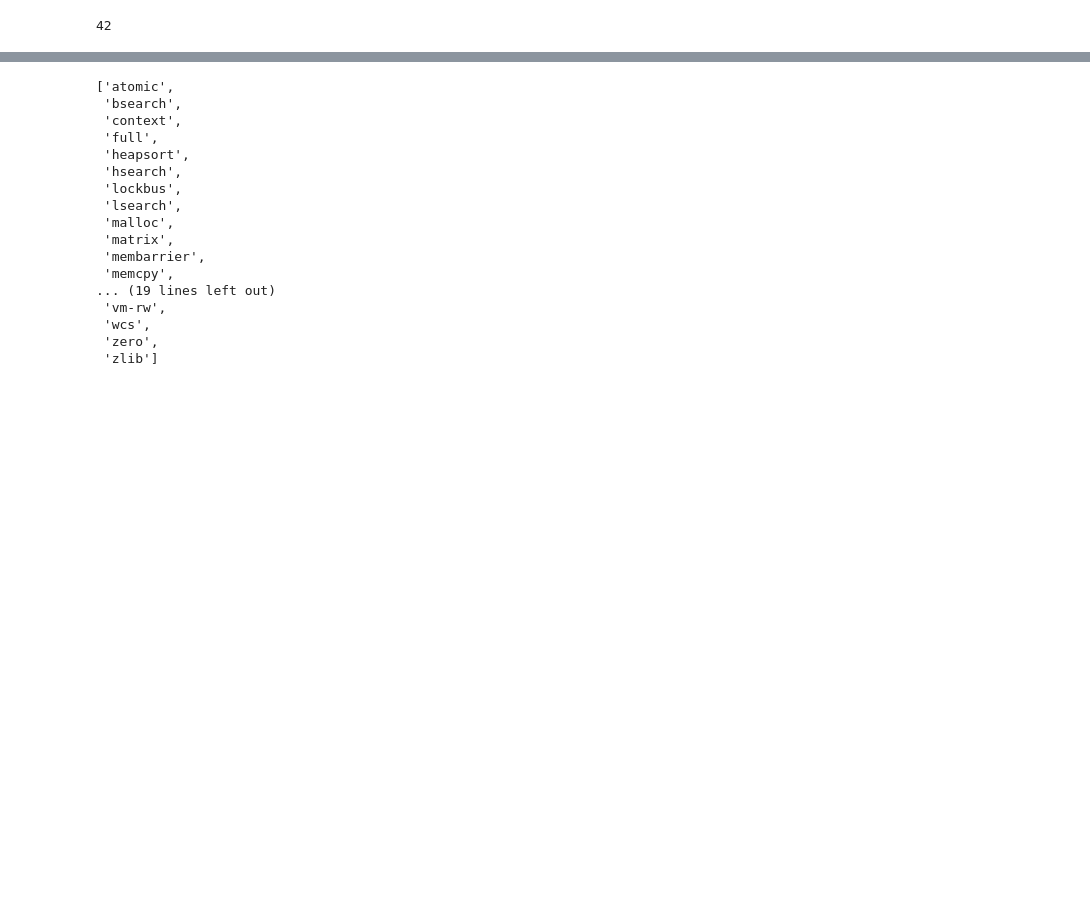
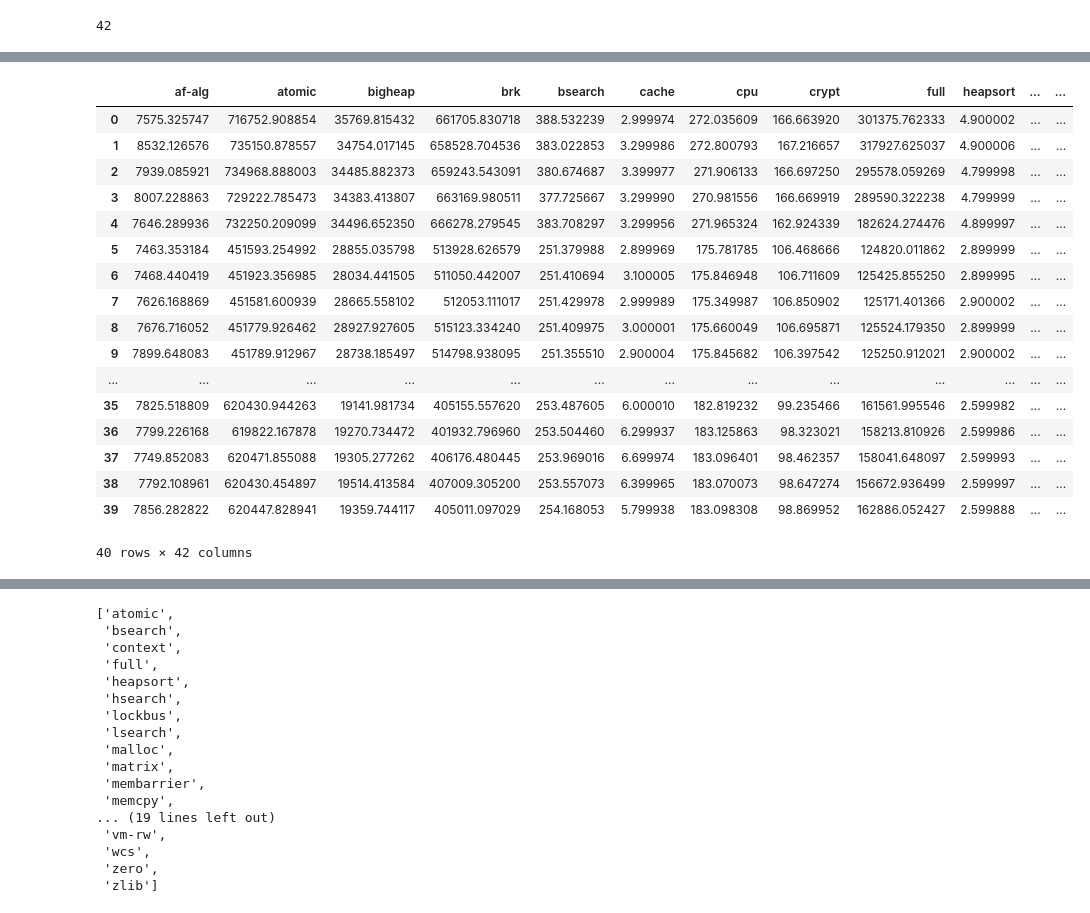
Before and after one commit to ivotron/quiho-popper, a Jupyter notebook: experiments/single-node/results/visualize.ipynb, the cells around one changed output, grey strips where cells are left out. Saved outputs shown, nothing was run; the diff lists cells and outputs as text; code cells hidden in the pictures; blank space fills up the shorter version.

```diff
--- a/experiments/single-node/results/visualize.ipynb
+++ b/experiments/single-node/results/visualize.ipynb
@@ -159,6 +145,27 @@ def plot_corrmatrix(dataf):
                 xticklabels=corrmatrix.columns.values,
                 yticklabels=corrmatrix.columns.values)
     return corrmatrix
+# %%
+features[feature_columns]
+# %% [output]
+|  | af-alg | atomic | bigheap | brk | bsearch | cache | cpu | crypt | full | heapsort | ... | ... |
+| 0 | 7575.325747 | 716752.908854 | 35769.815432 | 661705.830718 | 388.532239 | 2.999974 | 272.035609 | 166.663920 | 301375.762333 | 4.900002 | ... | ... |
+| 1 | 8532.126576 | 735150.878557 | 34754.017145 | 658528.704536 | 383.022853 | 3.299986 | 272.800793 | 167.216657 | 317927.625037 | 4.900006 | ... | ... |
+| 2 | 7939.085921 | 734968.888003 | 34485.882373 | 659243.543091 | 380.674687 | 3.399977 | 271.906133 | 166.697250 | 295578.059269 | 4.799998 | ... | ... |
+| 3 | 8007.228863 | 729222.785473 | 34383.413807 | 663169.980511 | 377.725667 | 3.299990 | 270.981556 | 166.669919 | 289590.322238 | 4.799999 | ... | ... |
+| 4 | 7646.289936 | 732250.209099 | 34496.652350 | 666278.279545 | 383.708297 | 3.299956 | 271.965324 | 162.924339 | 182624.274476 | 4.899997 | ... | ... |
+| 5 | 7463.353184 | 451593.254992 | 28855.035798 | 513928.626579 | 251.379988 | 2.899969 | 175.781785 | 106.468666 | 124820.011862 | 2.899999 | ... | ... |
+| 6 | 7468.440419 | 451923.356985 | 28034.441505 | 511050.442007 | 251.410694 | 3.100005 | 175.846948 | 106.711609 | 125425.855250 | 2.899995 | ... | ... |
+| 7 | 7626.168869 | 451581.600939 | 28665.558102 | 512053.111017 | 251.429978 | 2.999989 | 175.349987 | 106.850902 | 125171.401366 | 2.900002 | ... | ... |
+| 8 | 7676.716052 | 451779.926462 | 28927.927605 | 515123.334240 | 251.409975 | 3.000001 | 175.660049 | 106.695871 | 125524.179350 | 2.899999 | ... | ... |
+| 9 | 7899.648083 | 451789.912967 | 28738.185497 | 514798.938095 | 251.355510 | 2.900004 | 175.845682 | 106.397542 | 125250.912021 | 2.900002 | ... | ... |
+| ... | ... | ... | ... | ... | ... | ... | ... | ... | ... | ... | ... | ... |
+| 35 | 7825.518809 | 620430.944263 | 19141.981734 | 405155.557620 | 253.487605 | 6.000010 | 182.819232 | 99.235466 | 161561.995546 | 2.599982 | ... | ... |
+| 36 | 7799.226168 | 619822.167878 | 19270.734472 | 401932.796960 | 253.504460 | 6.299937 | 183.125863 | 98.323021 | 158213.810926 | 2.599986 | ... | ... |
+| 37 | 7749.852083 | 620471.855088 | 19305.277262 | 406176.480445 | 253.969016 | 6.699974 | 183.096401 | 98.462357 | 158041.648097 | 2.599993 | ... | ... |
+| 38 | 7792.108961 | 620430.454897 | 19514.413584 | 407009.305200 | 253.557073 | 6.399965 | 183.070073 | 98.647274 | 156672.936499 | 2.599997 | ... | ... |
+| 39 | 7856.282822 | 620447.828941 | 19359.744117 | 405011.097029 | 254.168053 | 5.799938 | 183.098308 | 98.869952 | 162886.052427 | 2.599888 | ... | ... |
+40 rows × 42 columns
 # %%
 # plot correlation matrix for all stressors
 corrmatrix = plot_corrmatrix(features[feature_columns])
```
Also changed, not shown: parts of 13 cells of this notebook, 1 other file.
